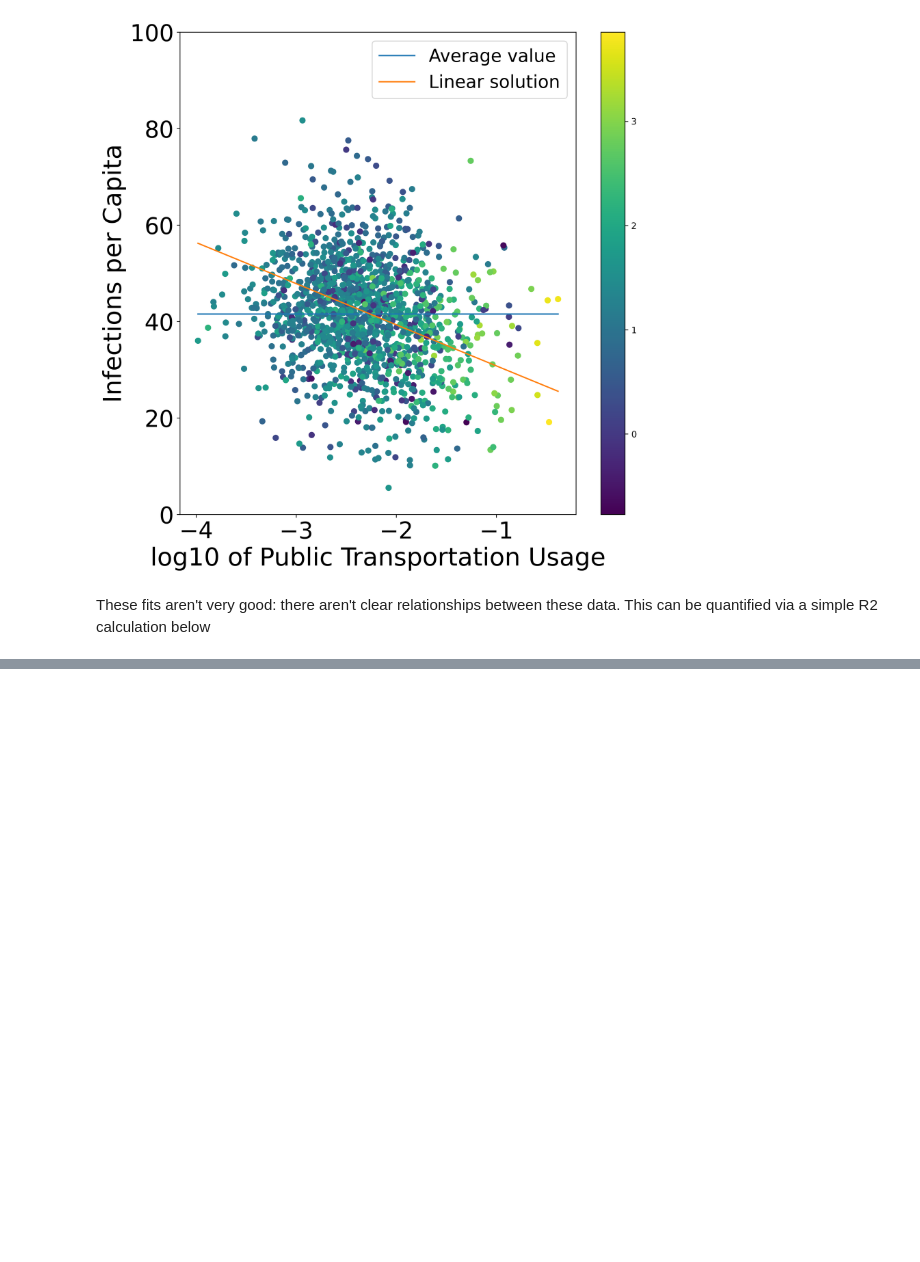
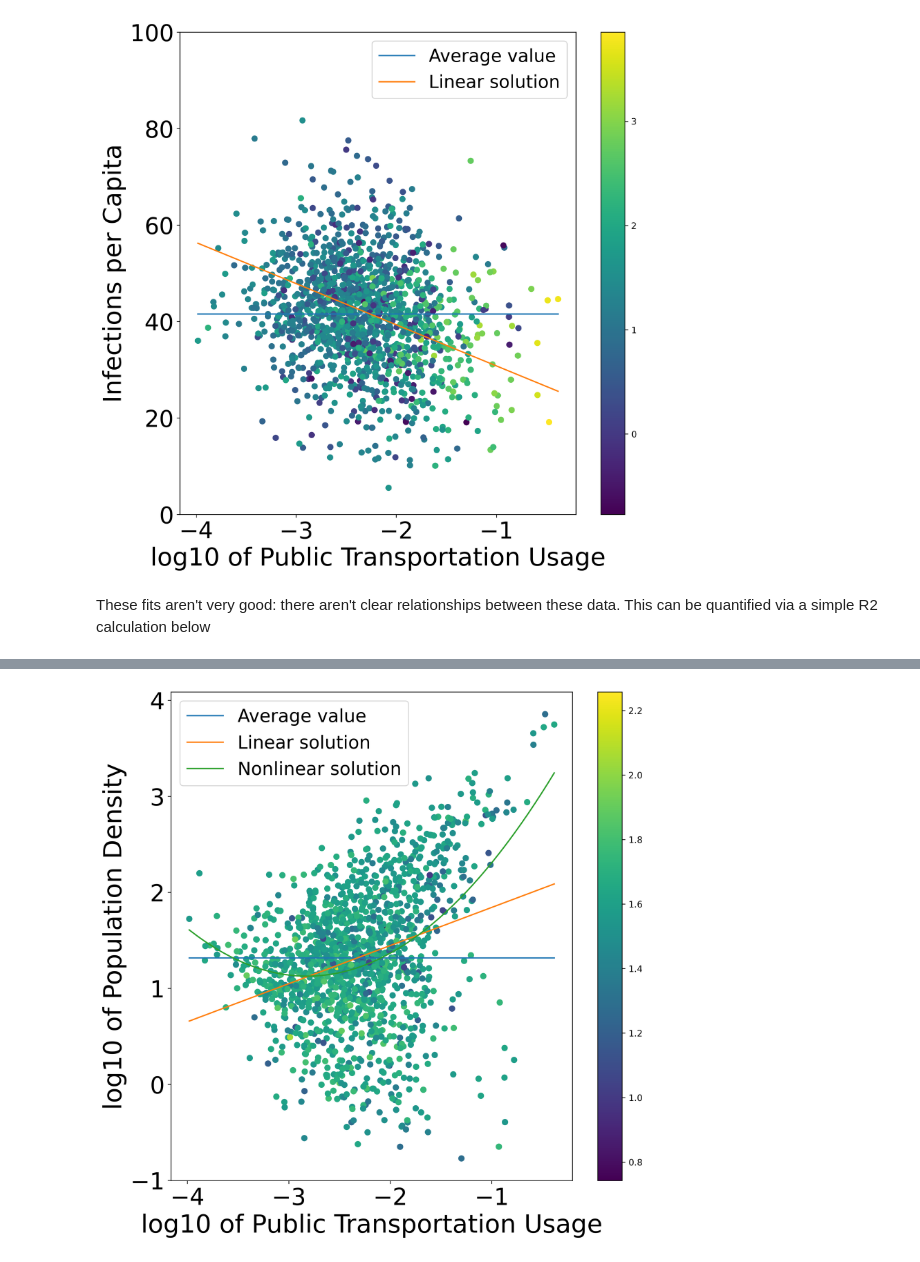
Before and after one commit to mdsnbutler/ChE_2410_Project_1_COVID-Factors, a Jupyter notebook: 3_linear_regression_and_nonlinear_minimization.ipynb, the cells around one changed output, grey strips where cells are left out. Saved outputs shown, nothing was run; the diff lists cells and outputs as text; code cells hidden in the pictures; blank space fills up the shorter version.

```diff
--- a/3_linear_regression_and_nonlinear_minimization.ipynb
+++ b/3_linear_regression_and_nonlinear_minimization.ipynb
@@ -202,22 +218,30 @@ Further nonlinear regression: analyzing ptu vs pd
 # %%
+#stuff for linear regression
+matrix = np.vstack((intercept, logtrans)).T
+tmp = inv(np.matmul(np.transpose(matrix), matrix))
+interceptvalue, slopetrans = tmp @ np.transpose(matrix) @ logdensity
+print('Intercept is:', interceptvalue, "slope trans is:", slopetrans)
+yi = interceptvalue + slopetrans*x1i
+yf = interceptvalue + slopetrans*x1f
+xarray = ([x1i, x1f])
+yarray = ([yi, yf])
+
+#nonlinear regression
 errorvals = []
 avals = []
 bvals = []
 cvals = []
 bipolarrange = 1000
-steps = 20
+steps = 15
 incrementsize = math.floor((bipolarrange*2)/steps)
-
-if steps >= 10:
+if steps >= 15:
     print('This may take a minute')
-
 def error(params):
         a, b, c = params
         #array of guesses
-        y = (logtrans + a)*b + c
+        y = a*(logtrans**2) + logtrans*b + c
         #print(err)
         return np.sum((y-logdensity)**2)
-
 for a in range(-bipolarrange, bipolarrange, incrementsize):
     for b in range (-bipolarrange, bipolarrange, incrementsize):
         for c in range (-bipolarrange, bipolarrange, incrementsize):
@@ -227,54 +251,51 @@ for a in range(-bipolarrange, bipolarrange, incrementsize):
             bvals.append(sol.x[1])
             cvals.append(sol.x[2])
             errorvals.append(error(ic))
-
-#now lets plot these values to see if we can learn anything
-
 bins = 100
-
-plt.hist(avals, density = True, bins = bins)
-plt.title('Parameter a values')
-plt.show()
-plt.hist(bvals, density = True, bins = bins)
-plt.title('Parameter b values')
-plt.show()
-plt.hist(cvals, density = True, bins = bins)
-plt.title('Parameter c values')
-plt.show()
-plt.hist(errorvals, density = True, bins = bins)
-plt.title('Error function values')
-plt.show()
-
+# plt.hist(avals, density = True, bins = bins)
+# plt.title('Parameter a values')
+# plt.show()
+# plt.hist(bvals, density = True, bins = bins)
+# plt.title('Parameter b values')
+# plt.show()
+# plt.hist(cvals, density = True, bins = bins)
+# plt.title('Parameter c values')
+# plt.show()
+# plt.hist(errorvals, density = True, bins = bins)
+# plt.title('Error function values')
+# plt.show()
 gooderrorvals = []
 goodavals = []
 goodbvals = []
 goodcvals = []
-
 for k in range(len(cvals)):
-    if errorvals[k] <= 0.1E15:
+    if errorvals[k] <= ((np.max(errorvals)-np.min(errorvals)/10)+np.min(errorvals)):
         gooderrorvals.append(errorvals[k])
         goodavals.append(avals[k])
         goodbvals.append(bvals[k])
         goodcvals.append(cvals[k])
-
 gooda = np.average(goodavals)
 goodb = np.average(goodbvals)
 goodc = np.average(goodcvals)
-
-def nonlinmodel(x1):
-    y = (gooda + x1)*goodb + goodc
+def nonlinmodel2(params):
+    x1 = params
+    y = gooda*(x1**2) + x1*goodb + goodc
     return(y)
-
-nonlinxarray = [x1i, x1f]
-nonlinyarray = [nonlinmodel([x1i]), nonlinmodel([x1f])]
-
+nonlinyarray = []
+nonlinx1array = np.linspace(x1i, x1f, 1000)
+nonlinx2array = np.linspace(np.min(infperpop), np.max(infperpop), 1000)
+for k in range(len(nonlinx1array)):
+    l = nonlinx1array[k]
+    nonlinyarray.append(nonlinmodel2(l))
 averagexarray = [x1i, x1f]
 averageyarray = [np.average(logdensity), np.average(logdensity)]
 
+#plotting
 fig, ax = plt.subplots(figsize = (10, 10), dpi = 300)
-plt.scatter(logtrans, logdensity, c = infperpop)
+plt.scatter(logtrans, logdensity, c = np.log10(infperpop))
 plt.plot(averagexarray, averageyarray, label = 'Average value')
-plt.plot(nonlinxarray, nonlinyarray, label = 'Nonlinear solution')
+plt.plot(xarray, yarray, label = 'Linear solution')
+plt.plot(nonlinx1array, nonlinyarray, label = 'Nonlinear solution')
 plt.xlabel('log10 of Public Transportation Usage', fontsize = 28)
 plt.ylabel('log10 of Population Density', fontsize = 28)
 ax.set(title='')
@@ -282,4 +303,18 @@ plt.legend(fontsize = 20)
 plt.tick_params(labelsize=26)
 plt.colorbar()
 plt.plot()
+
+#SST stuff
+SST = 0
+SSElin = 0
+SSEnonlin = 0
+for k in range(len(data.index)):
+    y = data.loc[k, 'logdensity']
+    logtransval = data.loc[k, 'logtrans']
+    ylin = slopetrans*logtransval + interceptvalue
+    ynonlin = gooda*(logtransval**2)+goodb*logtransval+goodc
+    SST += ((y-np.average(logdensity))**2)
+    SSElin += ((y-ylin)**2)
+    SSEnonlin += ((y-ynonlin)**2)
+print('SST =', SST, 'SSElin =', SSElin, 'SSEnonlin =', SSEnonlin, 'R^2 lin =', ((SST-SSElin)/SST), 'SSEnonlin R^2', ((SST-SSEnonlin)/SST))
 # %% [output]
@@ -286,0 +324 @@ number of combinations is: 8000 which may take a minute
+[figure, added]
```
Also changed, not shown: parts of 8 cells of this notebook, 5 other files.
